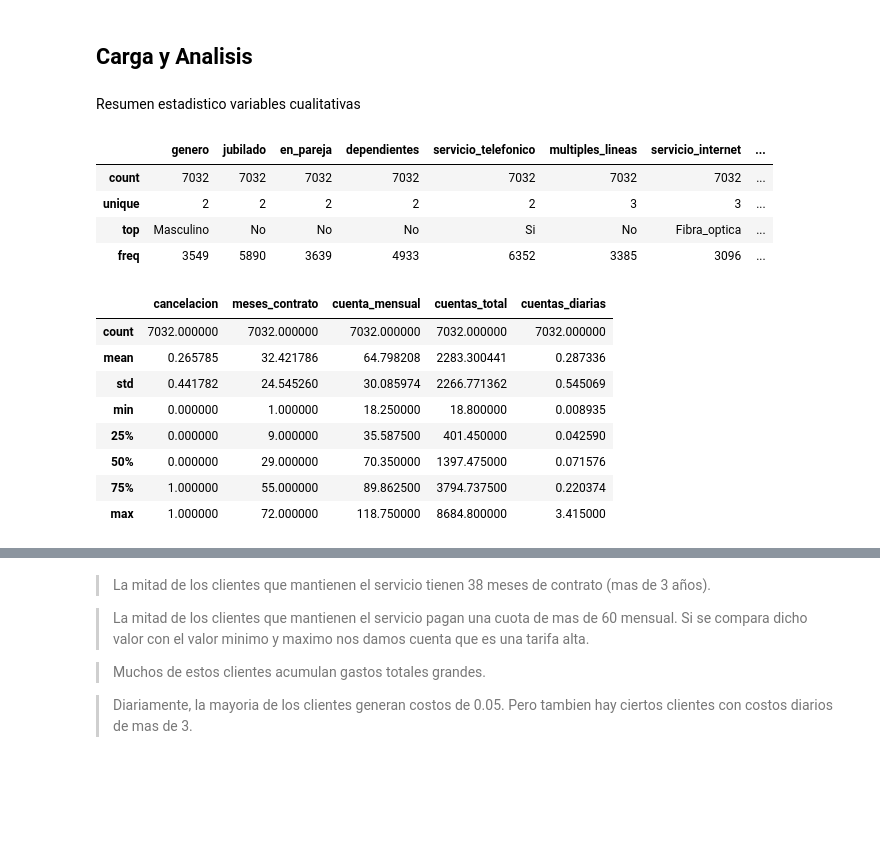
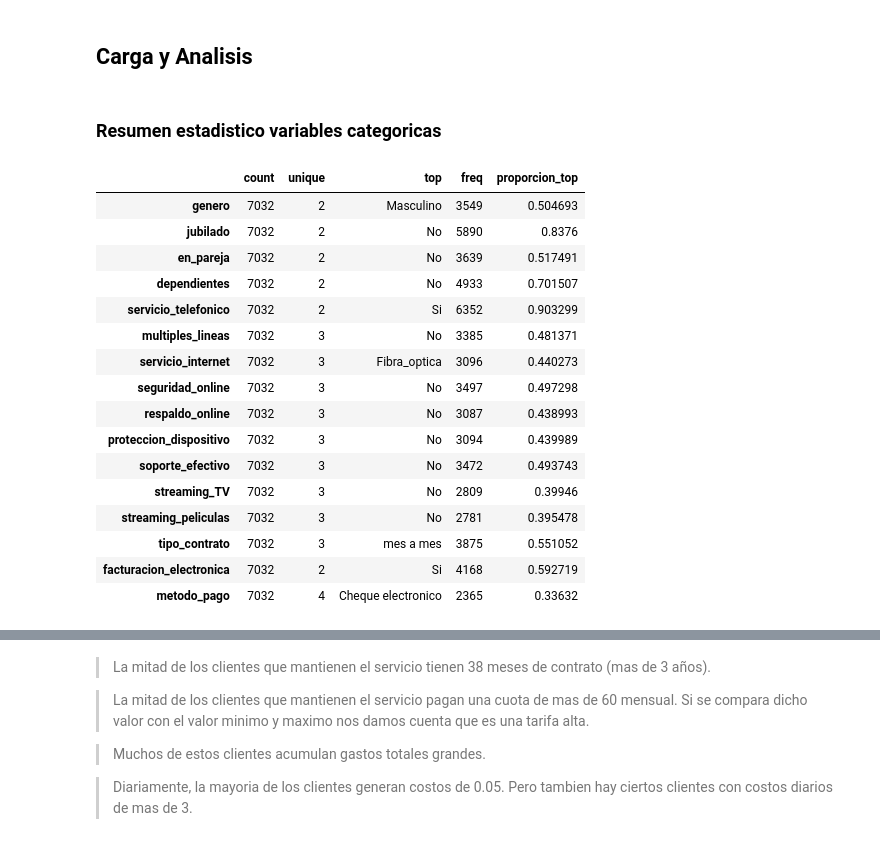
Before and after one commit to jbernalg/challenge_TelecomX, a Jupyter notebook: challenge_telecomx.ipynb, the cells around one changed output, grey strips where cells are left out. Drawn from its saved outputs; the diff is of its cells as text; code cells hidden in the pictures; blank space fills up the shorter version.

Commit message:
resumen estadistico categorico

```diff
--- a/challenge_telecomx.ipynb
+++ b/challenge_telecomx.ipynb
@@ -552,27 +552,33 @@ memory usage: 1.2+ MB
 # %% [markdown]
 ## Carga y Analisis
 # %% [markdown]
-Resumen estadistico variables cualitativas
+### Resumen estadistico variables categoricas
 # %%
+# lista de variables categoricas
 var_categoricas = df_exp.select_dtypes(include=['object', 'category']).columns
-df_exp[var_categoricas].describe()
+#  dataframe con el resumen estadistico por variable
+df_categoricas = df_exp[var_categoricas].describe()
+# trasponer dataframe
+df_categoricas = df_categoricas.T
-# %% [output]
-|  | genero | jubilado | en_pareja | dependientes | servicio_telefonico | multiples_lineas | servicio_internet | ... |
-| count | 7032 | 7032 | 7032 | 7032 | 7032 | 7032 | 7032 | ... |
-| unique | 2 | 2 | 2 | 2 | 2 | 3 | 3 | ... |
-| top | Masculino | No | No | No | Si | No | Fibra_optica | ... |
-| freq | 3549 | 5890 | 3639 | 4933 | 6352 | 3385 | 3096 | ... |
-# %%
-# dataframe con variables numericas
-var_numericas = df_exp.select_dtypes(include=['number']).columns
-df_exp[var_numericas].describe()
-# %% [output]
-|  | cancelacion | meses_contrato | cuenta_mensual | cuentas_total | cuentas_diarias |
-| count | 7032.000000 | 7032.000000 | 7032.000000 | 7032.000000 | 7032.000000 |
-| mean | 0.265785 | 32.421786 | 64.798208 | 2283.300441 | 0.287336 |
-| std | 0.441782 | 24.545260 | 30.085974 | 2266.771362 | 0.545069 |
-| min | 0.000000 | 1.000000 | 18.250000 | 18.800000 | 0.008935 |
-| 25% | 0.000000 | 9.000000 | 35.587500 | 401.450000 | 0.042590 |
-| 50% | 0.000000 | 29.000000 | 70.350000 | 1397.475000 | 0.071576 |
-| 75% | 1.000000 | 55.000000 | 89.862500 | 3794.737500 | 0.220374 |
-| max | 1.000000 | 72.000000 | 118.750000 | 8684.800000 | 3.415000 |
+# %%
+# columna con la proporcion del valor top de cada variable
+df_categoricas['proporcion_top'] = df_categoricas['freq']/df_categoricas['count']
+df_categoricas
+# %% [output]
+|  | count | unique | top | freq | proporcion_top |
+| genero | 7032 | 2 | Masculino | 3549 | 0.504693 |
+| jubilado | 7032 | 2 | No | 5890 | 0.8376 |
+| en_pareja | 7032 | 2 | No | 3639 | 0.517491 |
+| dependientes | 7032 | 2 | No | 4933 | 0.701507 |
+| servicio_telefonico | 7032 | 2 | Si | 6352 | 0.903299 |
+| multiples_lineas | 7032 | 3 | No | 3385 | 0.481371 |
+| servicio_internet | 7032 | 3 | Fibra_optica | 3096 | 0.440273 |
+| seguridad_online | 7032 | 3 | No | 3497 | 0.497298 |
+| respaldo_online | 7032 | 3 | No | 3087 | 0.438993 |
+| proteccion_dispositivo | 7032 | 3 | No | 3094 | 0.439989 |
+| soporte_efectivo | 7032 | 3 | No | 3472 | 0.493743 |
+| streaming_TV | 7032 | 3 | No | 2809 | 0.39946 |
+| streaming_peliculas | 7032 | 3 | No | 2781 | 0.395478 |
+| tipo_contrato | 7032 | 3 | mes a mes | 3875 | 0.551052 |
+| facturacion_electronica | 7032 | 2 | Si | 4168 | 0.592719 |
+| metodo_pago | 7032 | 4 | Cheque electronico | 2365 | 0.33632 |
```
Also changed, not shown: parts of 10 cells of this notebook.
